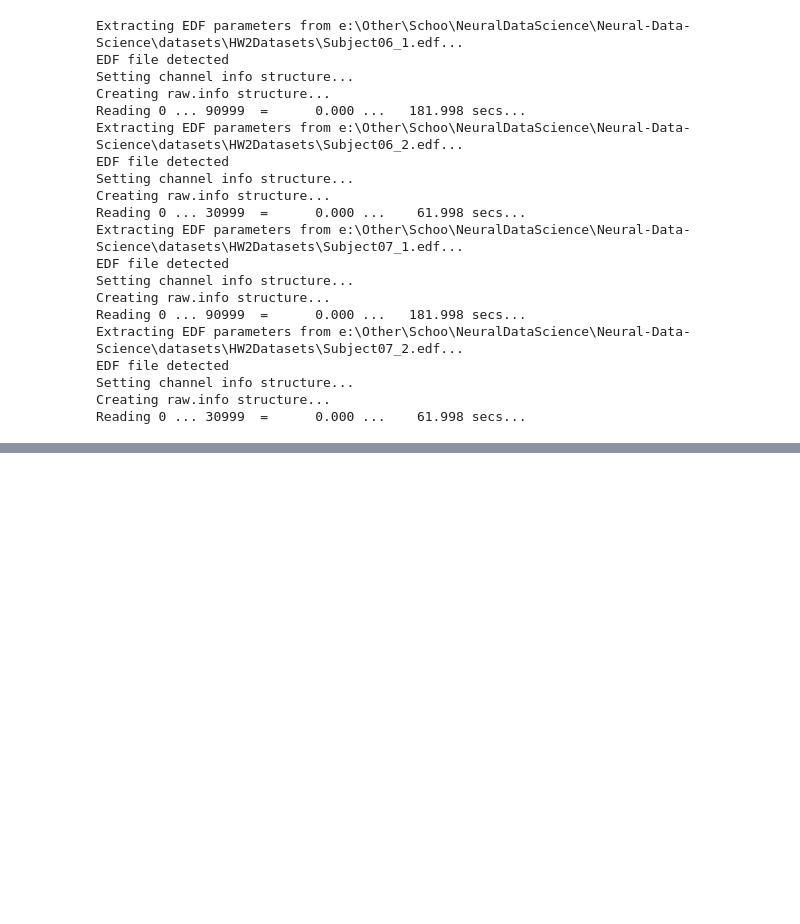
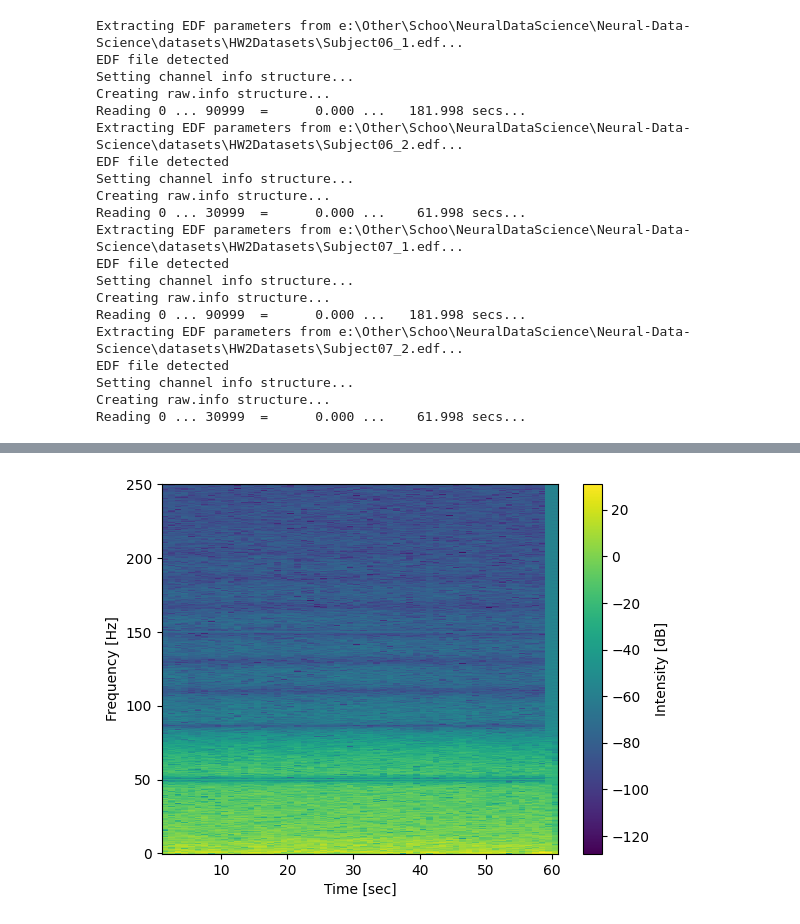
Before and after one commit to XixWISExiX/Neural-Data-Science, a Jupyter notebook: HW2/NeuralDataScienceHW2.ipynb, the cells around one changed output, grey strips where cells are left out. Drawn from its saved outputs; the diff is of its cells as text; code cells hidden in the pictures; blank space fills up the shorter version.

Commit message:
some spectrogram added in HW2

```diff
--- a/HW2/NeuralDataScienceHW2.ipynb
+++ b/HW2/NeuralDataScienceHW2.ipynb
@@ -103,0 +106,21 @@ Plotting power spectral density (dB=True).
+# %%
+# Get the data from the raw object
+# eeg_data = raw_obj.get_data()  # Shape is (n_channels, n_times)
+# sfreq = raw_obj.info['sfreq']  # Sampling frequency
+# print(raw)
+eeg_data = raws[3].get_data()  # Shape is (n_channels, n_times)
+sfreq = raws[3].info['sfreq']  # Sampling frequency
+
+# Compute spectrogram for the first channel (e.g., Fz)
+# channel_idx = 20  # Index for Fz (first channel in the picks)
+# f, t, Sxx = sp.signal.spectrogram(eeg_data[channel_idx], fs=sfreq, window=('hann'),
+f, t, Sxx = sp.signal.spectrogram(eeg_data[0], fs=sfreq, window=('hann'),
+                                  nperseg=1500, noverlap=1000, scaling='density', mode='psd')
+
+plt.pcolormesh(t, f, 10*np.log10(Sxx*1e6**2), cmap='viridis')
+plt.ylabel('Frequency [Hz]')
+plt.xlabel('Time [sec]')
+plt.colorbar().set_label('Intensity [dB]')
+plt.show()
+# %% [output]
+[figure, added]
```
Also changed, not shown: parts of 10 cells of this notebook.
